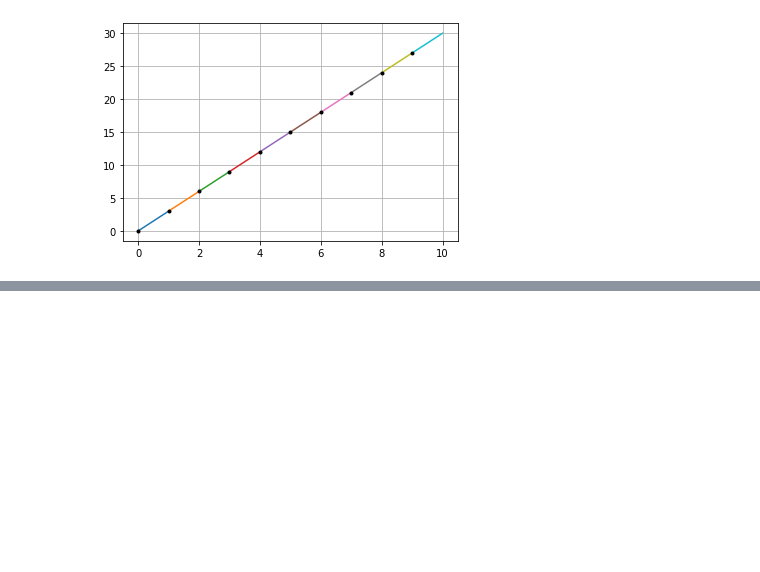
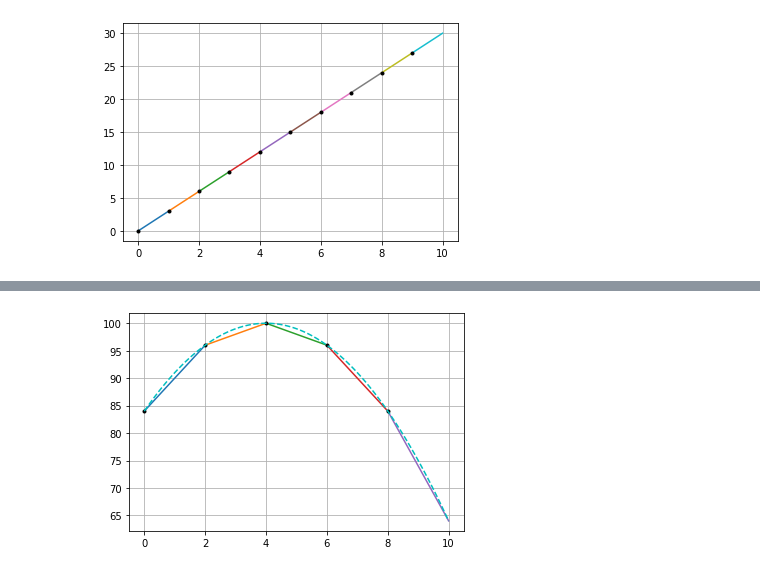
Before and after one commit to restrepo/Calculus, a Jupyter notebook: Differential_Calculus.ipynb, the cells around one changed output, grey strips where cells are left out. Saved outputs shown, nothing was run; the diff lists cells and outputs as text; code cells hidden in the pictures; blank space fills up the shorter version.

```diff
--- a/Differential_Calculus.ipynb
+++ b/Differential_Calculus.ipynb
@@ -104,0 +100,13 @@ array([1.])
+# %%
+def slope(x,y,m):
+    b=y[0]-m*x[0]
+    return m*x+b
+# %%
+for i in range(Δx.size):
+    plt.plot(x[i:i+2],slope(x[i:i+2],y(x[i:i+2]),m[i]) )
+
+plt.plot(x[:-1],y(x[:-1]),'k.')
+plt.plot(x100,y(x100),'c--')
+plt.grid()
+# %% [output]
+[figure, added]
```
Also changed, not shown: parts of 8 cells of this notebook.
